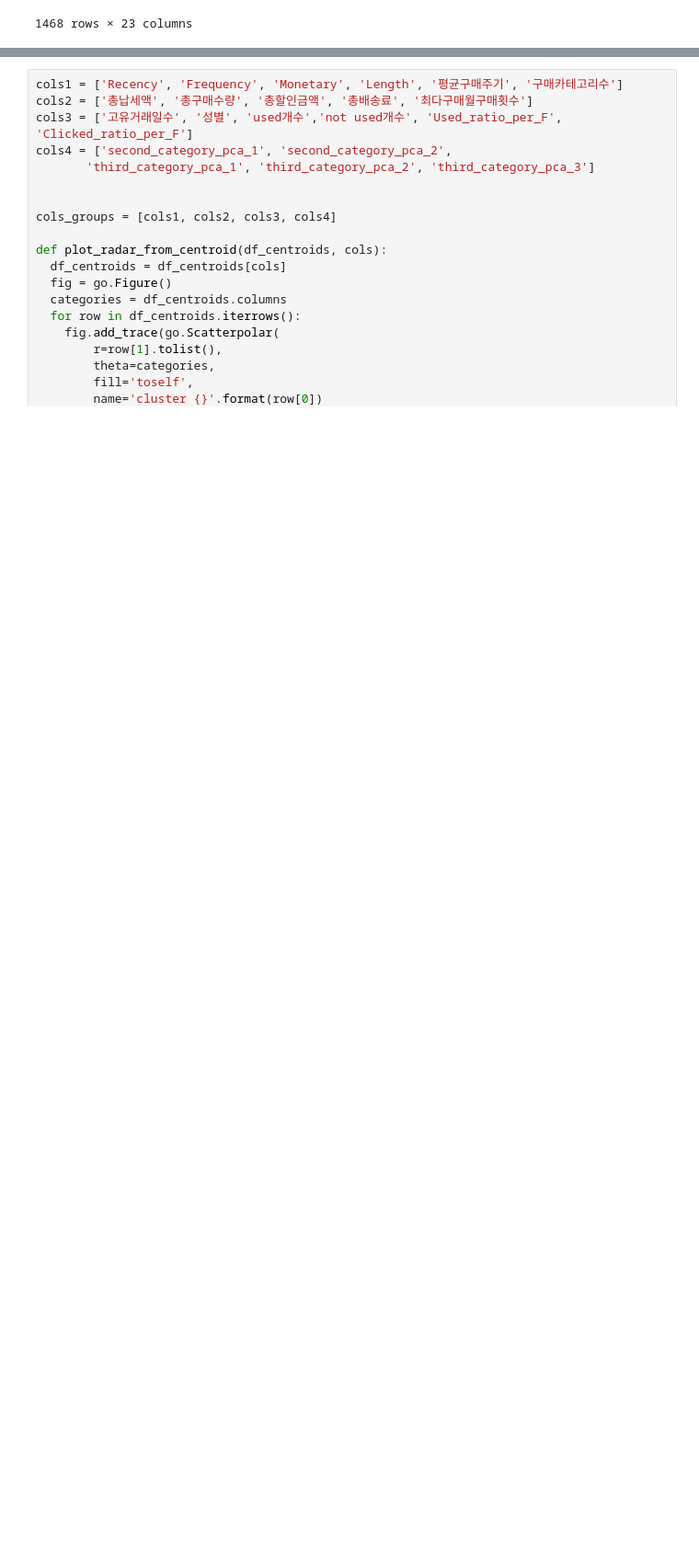
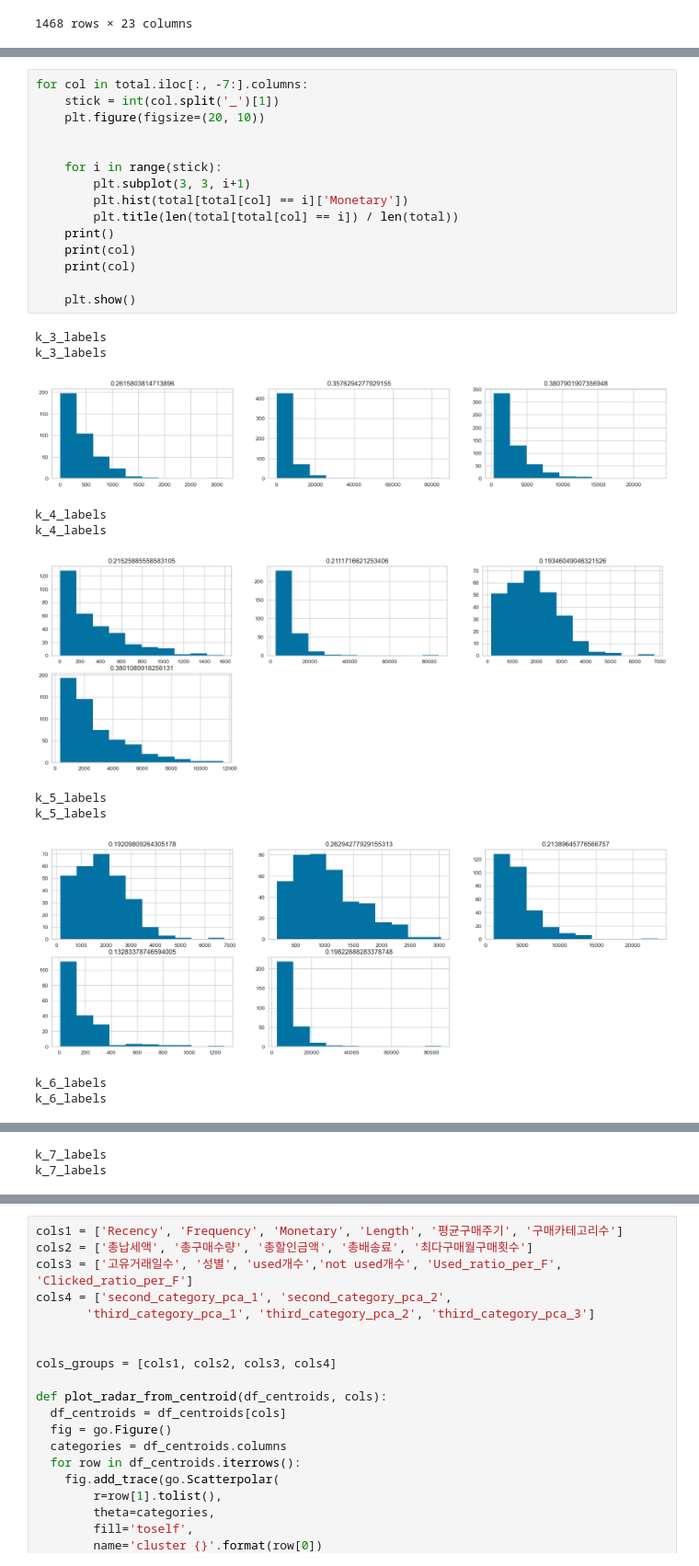
Before and after one commit to ColorConeHead/final_project, a Jupyter notebook: for_clustering.ipynb, the cells around one changed output, grey strips where cells are left out. Shown at 92% size. Saved outputs shown, nothing was run; the diff lists cells and outputs as text; blank space fills up the shorter version.

```diff
--- a/for_clustering.ipynb
+++ b/for_clustering.ipynb
@@ -118,0 +170,27 @@ k = 9 -> silhouette index 0.44490912300674657
+# %%
+for col in total.iloc[:, -7:].columns:
+    stick = int(col.split('_')[1])
+    plt.figure(figsize=(20, 10))
+
+
+    for i in range(stick):
+        plt.subplot(3, 3, i+1)
+        plt.hist(total[total[col] == i]['Monetary'])
+        plt.title(len(total[total[col] == i]) / len(total))
+    print()
+    print(col)
+    print(col)
+
+    plt.show()
+# %% [output]
+k_3_labels
+k_3_labels
+[figure, added]
+k_4_labels
+k_4_labels
+[figure, added]
+k_5_labels
+k_5_labels
+[figure, added]
+k_6_labels
+k_6_labels
@@ -118,0 +198,2 @@ k = 9 -> silhouette index 0.44490912300674657
+k_7_labels
+k_7_labels
```
Also changed, not shown: parts of 16 cells of this notebook, 4 other files.
